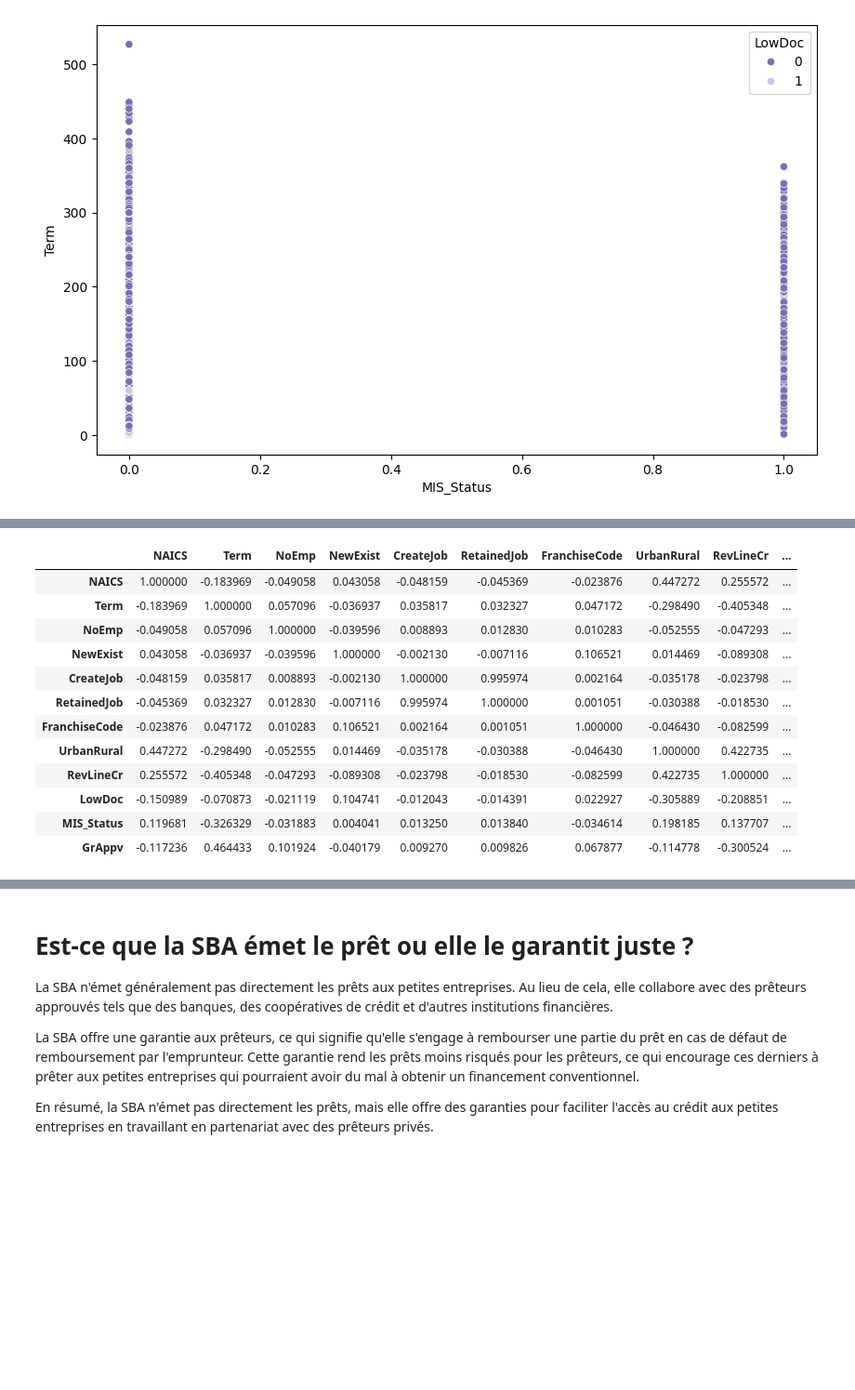
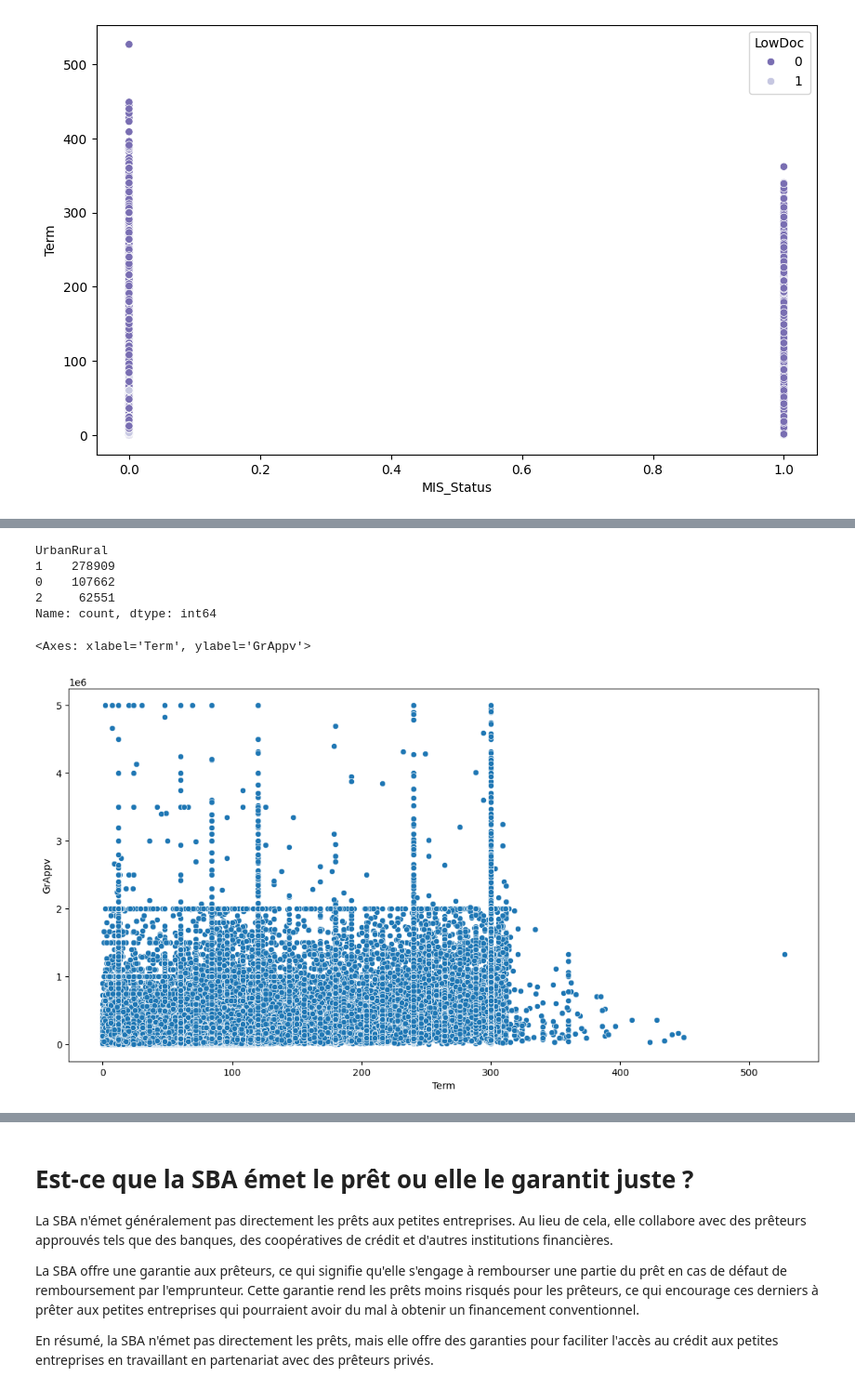
Before and after one commit to Memory77/brief_classif_sba, a Jupyter notebook: nettoyage.ipynb, the cells around one changed output, grey strips where cells are left out. Shown: that part at 93% size. Cells and saved outputs as stored; diff of their text form; code cells hidden in the pictures; blank space fills up the shorter version.

```diff
--- a/nettoyage.ipynb
+++ b/nettoyage.ipynb
@@ -267,19 +283,15 @@ LowDoc
 Name: count, dtype: int64
-# %%
-#Corrélation entre toutes les colonnes
-
-df.corr(numeric_only=True)
-# %% [output]
-|  | NAICS | Term | NoEmp | NewExist | CreateJob | RetainedJob | FranchiseCode | UrbanRural | RevLineCr | ... |
-| NAICS | 1.000000 | -0.183969 | -0.049058 | 0.043058 | -0.048159 | -0.045369 | -0.023876 | 0.447272 | 0.255572 | ... |
-| Term | -0.183969 | 1.000000 | 0.057096 | -0.036937 | 0.035817 | 0.032327 | 0.047172 | -0.298490 | -0.405348 | ... |
-| NoEmp | -0.049058 | 0.057096 | 1.000000 | -0.039596 | 0.008893 | 0.012830 | 0.010283 | -0.052555 | -0.047293 | ... |
-| NewExist | 0.043058 | -0.036937 | -0.039596 | 1.000000 | -0.002130 | -0.007116 | 0.106521 | 0.014469 | -0.089308 | ... |
-| CreateJob | -0.048159 | 0.035817 | 0.008893 | -0.002130 | 1.000000 | 0.995974 | 0.002164 | -0.035178 | -0.023798 | ... |
-| RetainedJob | -0.045369 | 0.032327 | 0.012830 | -0.007116 | 0.995974 | 1.000000 | 0.001051 | -0.030388 | -0.018530 | ... |
-| FranchiseCode | -0.023876 | 0.047172 | 0.010283 | 0.106521 | 0.002164 | 0.001051 | 1.000000 | -0.046430 | -0.082599 | ... |
-| UrbanRural | 0.447272 | -0.298490 | -0.052555 | 0.014469 | -0.035178 | -0.030388 | -0.046430 | 1.000000 | 0.422735 | ... |
-| RevLineCr | 0.255572 | -0.405348 | -0.047293 | -0.089308 | -0.023798 | -0.018530 | -0.082599 | 0.422735 | 1.000000 | ... |
-| LowDoc | -0.150989 | -0.070873 | -0.021119 | 0.104741 | -0.012043 | -0.014391 | 0.022927 | -0.305889 | -0.208851 | ... |
-| MIS_Status | 0.119681 | -0.326329 | -0.031883 | 0.004041 | 0.013250 | 0.013840 | -0.034614 | 0.198185 | 0.137707 | ... |
-| GrAppv | -0.117236 | 0.464433 | 0.101924 | -0.040179 | 0.009270 | 0.009826 | 0.067877 | -0.114778 | -0.300524 | ... |
+# %%
+df['UrbanRural'].value_counts()
+# %% [output]
+UrbanRural
+1    278909
+0    107662
+2     62551
+Name: count, dtype: int64
+# %%
+plt.figure(figsize=(14,7))
+sns.scatterplot(data=df, x="Term", y="GrAppv")
+# %% [output]
+<Axes: xlabel='Term', ylabel='GrAppv'>
+[figure, added]
```
Also changed, not shown: parts of 12 cells of this notebook.
